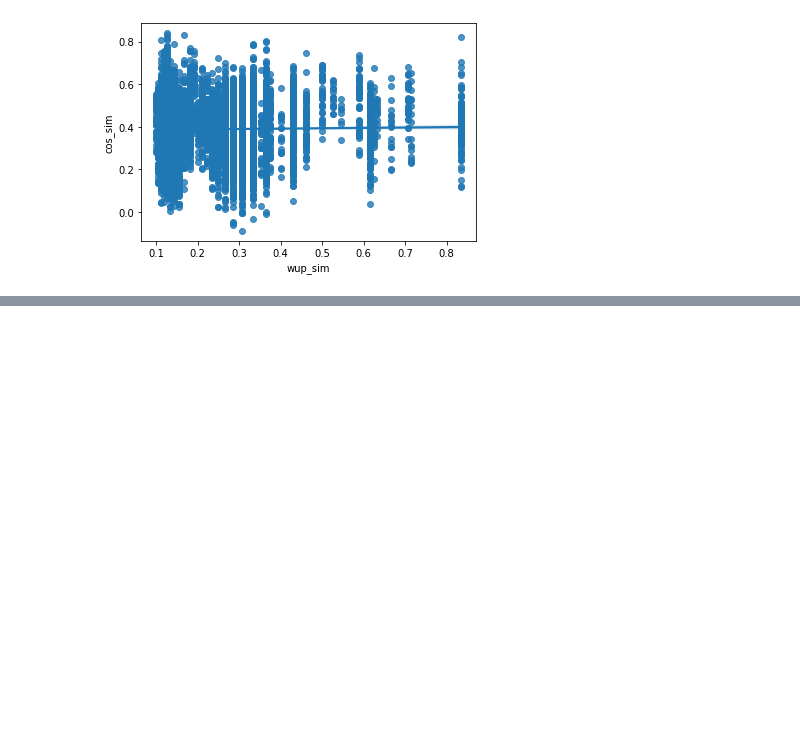
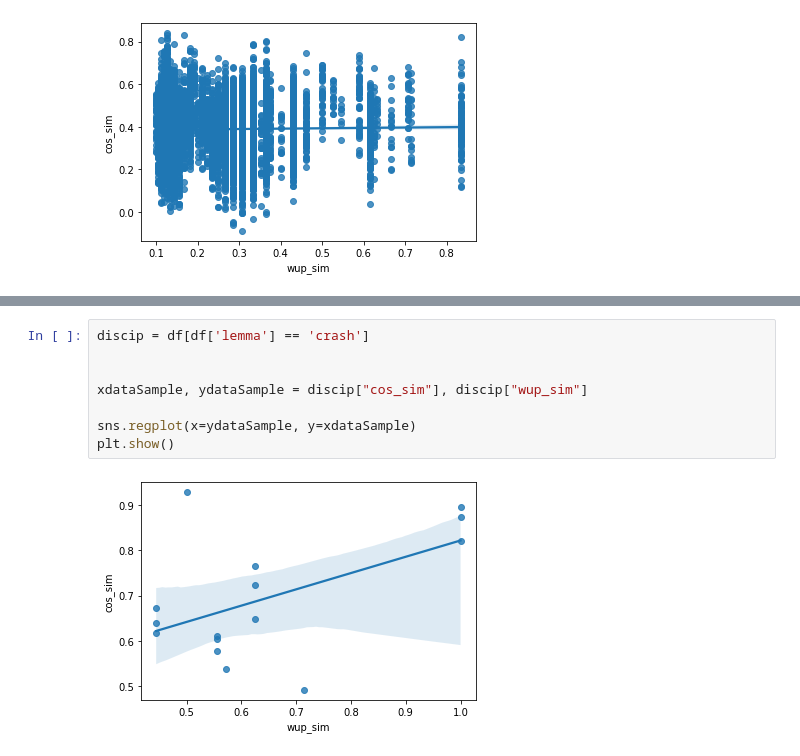
Before and after one commit to gchronis/features_in_context, a Jupyter notebook: notebooks/whole_semcor_analysis_mcrae_models_11_12_2021.ipynb, the cells around one changed output, grey strips where cells are left out. Saved outputs shown, nothing was run; the diff lists cells and outputs as text; blank space fills up the shorter version.

```diff
--- a/notebooks/whole_semcor_analysis_mcrae_models_11_12_2021.ipynb
+++ b/notebooks/whole_semcor_analysis_mcrae_models_11_12_2021.ipynb
@@ -1142,0 +1214,10 @@ plt.show()
+# %%
+discip = df[df['lemma'] == 'crash']
+
+
+xdataSample, ydataSample = discip["cos_sim"], discip["wup_sim"]
+
+sns.regplot(x=ydataSample, y=xdataSample)
+plt.show()
+# %% [output]
+[figure, added]
```
Also changed, not shown: parts of 15 cells of this notebook, 2 other files.
